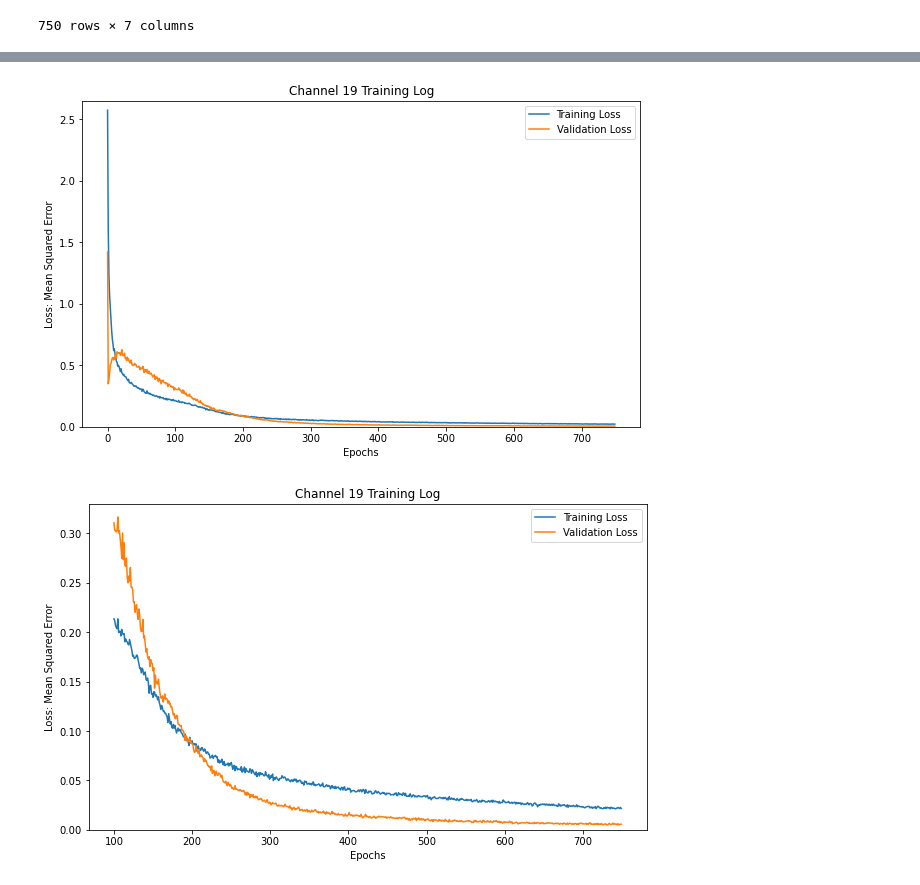
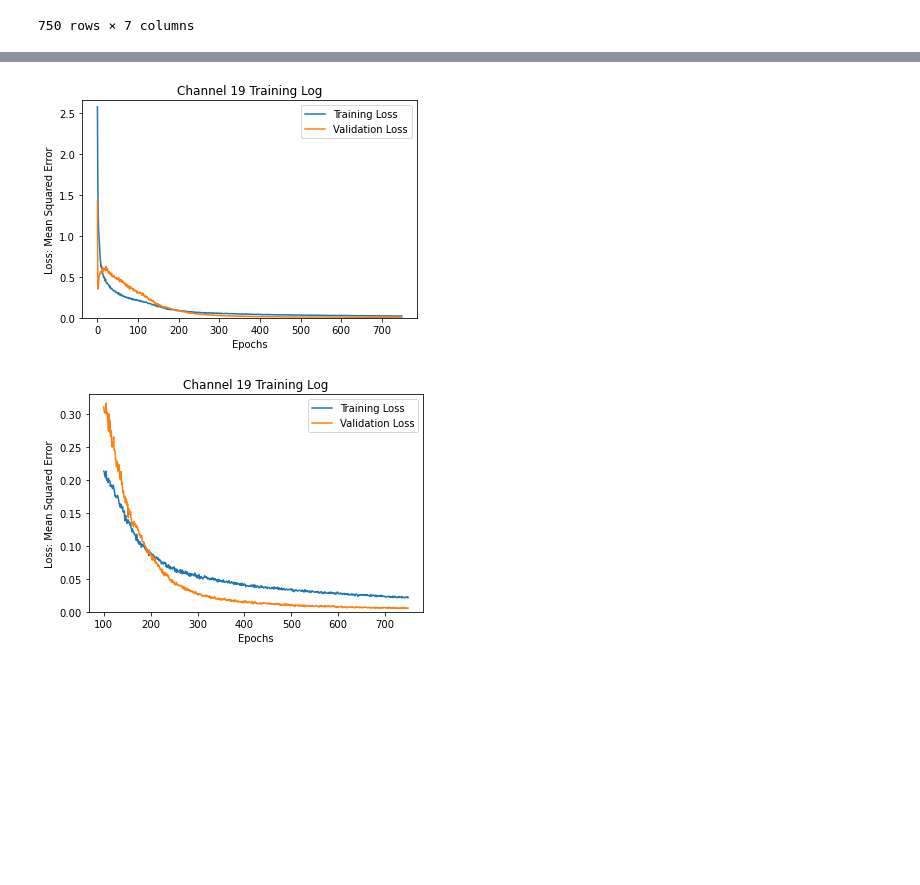
Before and after one commit to p-owens/MAI, a Jupyter notebook: results/nadam_sgd/optimiser_graph.ipynb, the cells around one changed output, grey strips where cells are left out. Cells and saved outputs as stored; diff of their text form; code cells hidden in the pictures; blank space fills up the shorter version.

```diff
--- a/results/nadam_sgd/optimiser_graph.ipynb
+++ b/results/nadam_sgd/optimiser_graph.ipynb
@@ -75,26 +81,26 @@ fig.savefig('images/{0}.{1}'.format(title,file_ext))
 # %%
-fig2, ax2 = plt.subplots(1, figsize = (10,6))
+fig2, ax2 = plt.subplots(1)#, figsize = (10,6))
 
 plt.plot(nadam[:,0], nadam[:,1], label='Training Loss')
 
 plt.plot(nadam[:,0], nadam[:,4], label='Validation Loss')
 
 
 ax2.set_ylim([0, 2.65])
 
 title = 'Channel 19 Training Log'
 ax2.set_title(title)
 ax2.set_xlabel('Epochs')
 ax2.set_ylabel('Loss: Mean Squared Error')
 
 plt.legend(loc="best")
 plt.show()
 
 fig2.savefig('images/{0}.{1}'.format(title,file_ext))
 # %% [output]
-[figure, old version]
+[figure, new version]
 # %%
-fig2, ax2 = plt.subplots(1, figsize = (10,6))
+fig2, ax2 = plt.subplots(1)#, figsize = (10,6))
 
 plt.plot(nadam[100:,0], nadam[100:,1], label='Training Loss')
 
@@ -113,4 +119,4 @@ plt.show()
 
 fig2.savefig('images/{0}.{1}'.format(title+'inset',file_ext))
 # %% [output]
-[figure, old version]
+[figure, new version]
```
Also changed, not shown: parts of 2 cells of this notebook, 25 other files.
